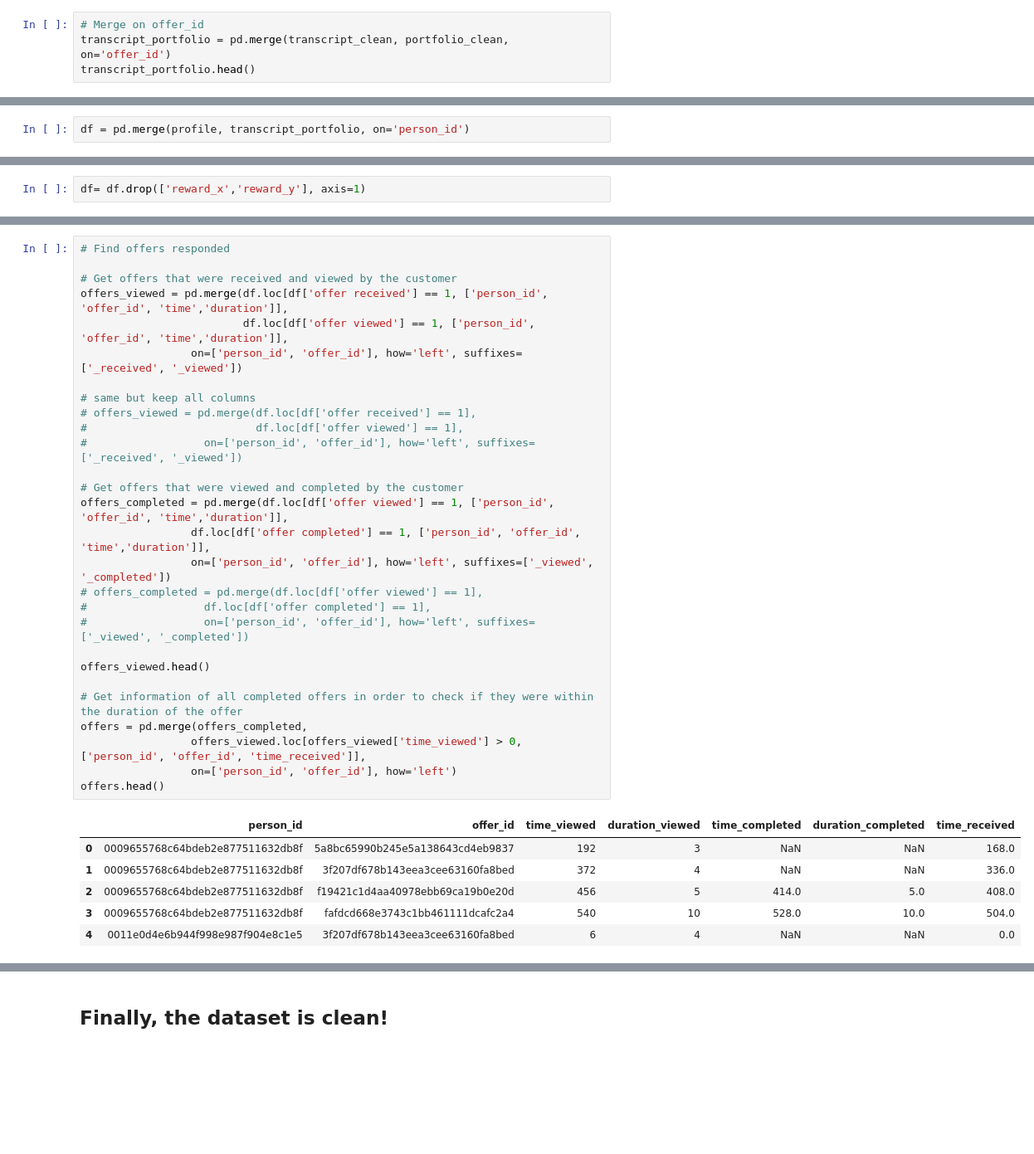
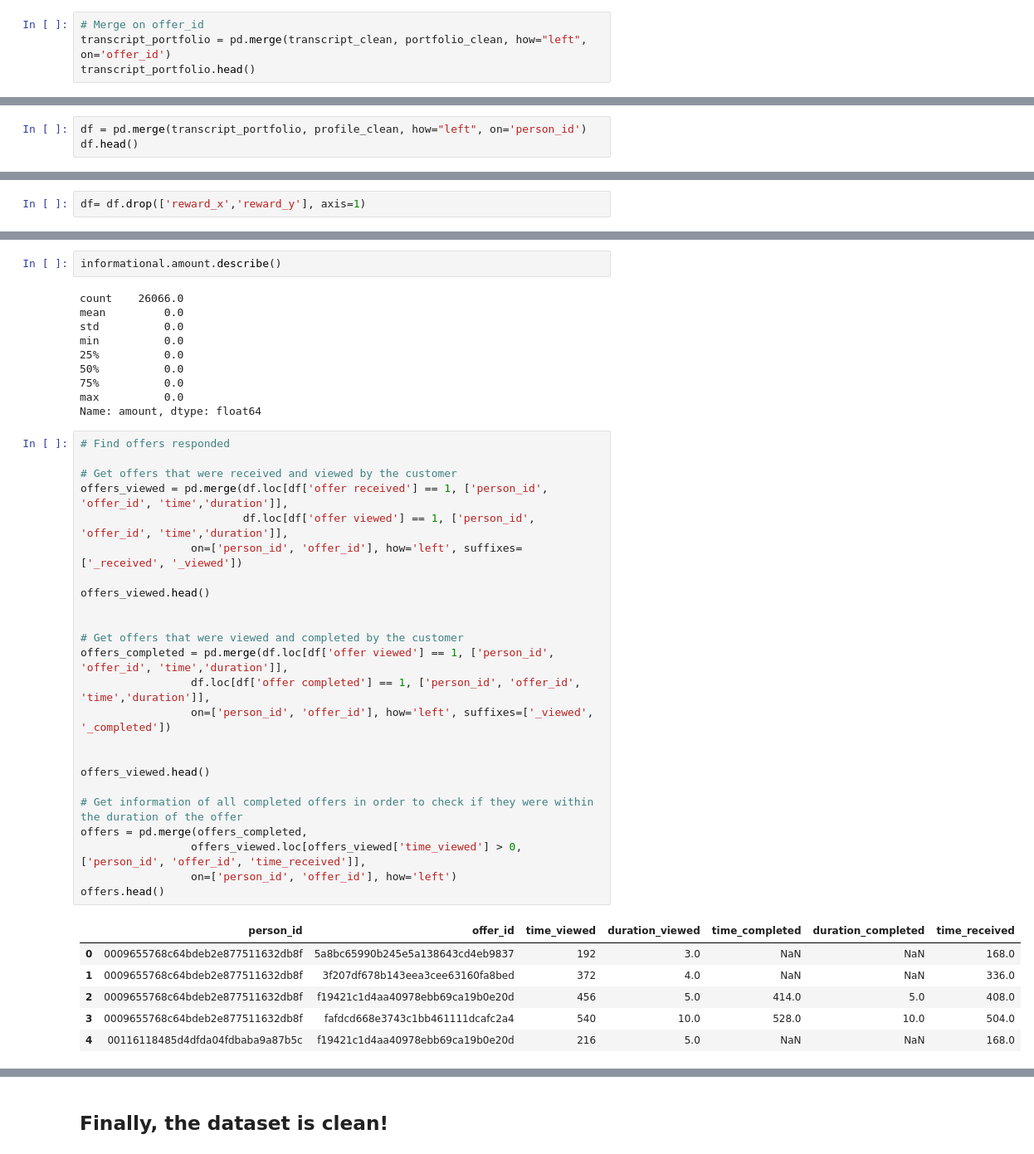
Before and after one commit to leedah/starbucks, a Jupyter notebook: Starbucks_Capstone_notebook.ipynb, the cells around one changed output, grey strips where cells are left out. Shown: that part at 83% size. Cells and saved outputs as stored; diff of their text form; blank space fills up the shorter version.

```diff
--- a/Starbucks_Capstone_notebook.ipynb
+++ b/Starbucks_Capstone_notebook.ipynb
@@ -432,7 +464,7 @@ portfolio_clean['offer_id'].nunique()
 10
 # %%
 # Merge on offer_id
-transcript_portfolio = pd.merge(transcript_clean, portfolio_clean, on='offer_id')
+transcript_portfolio = pd.merge(transcript_clean, portfolio_clean, how="left", on='offer_id')
 transcript_portfolio.head()
 # %% [output]
 |  | person_id | time | offer completed | offer received | offer viewed | transaction | offer_id | amount | ... |
@@ -444,2 +502,3 @@ transcript_portfolio.head()
 # %%
-df = pd.merge(profile, transcript_portfolio, on='person_id')
+df = pd.merge(transcript_portfolio, profile_clean, how="left", on='person_id')
+df.head()
@@ -464,35 +556,43 @@ df.head()
+# %%
+informational.amount.describe()
+# %% [output]
+count    26066.0
+mean         0.0
+std          0.0
+min          0.0
+25%          0.0
+50%          0.0
+75%          0.0
+max          0.0
+Name: amount, dtype: float64
 # %%
 # Find offers responded
 
 # Get offers that were received and viewed by the customer
 offers_viewed = pd.merge(df.loc[df['offer received'] == 1, ['person_id', 'offer_id', 'time','duration']],
                          df.loc[df['offer viewed'] == 1, ['person_id', 'offer_id', 'time','duration']],
                  on=['person_id', 'offer_id'], how='left', suffixes=['_received', '_viewed'])
 
-# same but keep all columns
-# offers_viewed = pd.merge(df.loc[df['offer received'] == 1],
-#                          df.loc[df['offer viewed'] == 1],
-#                  on=['person_id', 'offer_id'], how='left', suffixes=['_received', '_viewed'])
+offers_viewed.head()
+
 
 # Get offers that were viewed and completed by the customer
 offers_completed = pd.merge(df.loc[df['offer viewed'] == 1, ['person_id', 'offer_id', 'time','duration']],
                  df.loc[df['offer completed'] == 1, ['person_id', 'offer_id', 'time','duration']],
                  on=['person_id', 'offer_id'], how='left', suffixes=['_viewed', '_completed'])
-# offers_completed = pd.merge(df.loc[df['offer viewed'] == 1],
-#                  df.loc[df['offer completed'] == 1],
-#                  on=['person_id', 'offer_id'], how='left', suffixes=['_viewed', '_completed'])
+
 
 offers_viewed.head()
 
 # Get information of all completed offers in order to check if they were within the duration of the offer
 offers = pd.merge(offers_completed,
                  offers_viewed.loc[offers_viewed['time_viewed'] > 0, ['person_id', 'offer_id', 'time_received']],
                  on=['person_id', 'offer_id'], how='left')
 offers.head()
 # %% [output]
 |  | person_id | offer_id | time_viewed | duration_viewed | time_completed | duration_completed | time_received |
-| 0 | 0009655768c64bdeb2e877511632db8f | 5a8bc65990b245e5a138643cd4eb9837 | 192 | 3 | NaN | NaN | 168.0 |
-| 1 | 0009655768c64bdeb2e877511632db8f | 3f207df678b143eea3cee63160fa8bed | 372 | 4 | NaN | NaN | 336.0 |
-| 2 | 0009655768c64bdeb2e877511632db8f | f19421c1d4aa40978ebb69ca19b0e20d | 456 | 5 | 414.0 | 5.0 | 408.0 |
-| 3 | 0009655768c64bdeb2e877511632db8f | fafdcd668e3743c1bb461111dcafc2a4 | 540 | 10 | 528.0 | 10.0 | 504.0 |
-| 4 | 0011e0d4e6b944f998e987f904e8c1e5 | 3f207df678b143eea3cee63160fa8bed | 6 | 4 | NaN | NaN | 0.0 |
+| 0 | 0009655768c64bdeb2e877511632db8f | 5a8bc65990b245e5a138643cd4eb9837 | 192 | 3.0 | NaN | NaN | 168.0 |
+| 1 | 0009655768c64bdeb2e877511632db8f | 3f207df678b143eea3cee63160fa8bed | 372 | 4.0 | NaN | NaN | 336.0 |
+| 2 | 0009655768c64bdeb2e877511632db8f | f19421c1d4aa40978ebb69ca19b0e20d | 456 | 5.0 | 414.0 | 5.0 | 408.0 |
+| 3 | 0009655768c64bdeb2e877511632db8f | fafdcd668e3743c1bb461111dcafc2a4 | 540 | 10.0 | 528.0 | 10.0 | 504.0 |
+| 4 | 00116118485d4dfda04fdbaba9a87b5c | f19421c1d4aa40978ebb69ca19b0e20d | 216 | 5.0 | NaN | NaN | 168.0 |
```
Also changed, not shown: parts of 86 cells of this notebook.
